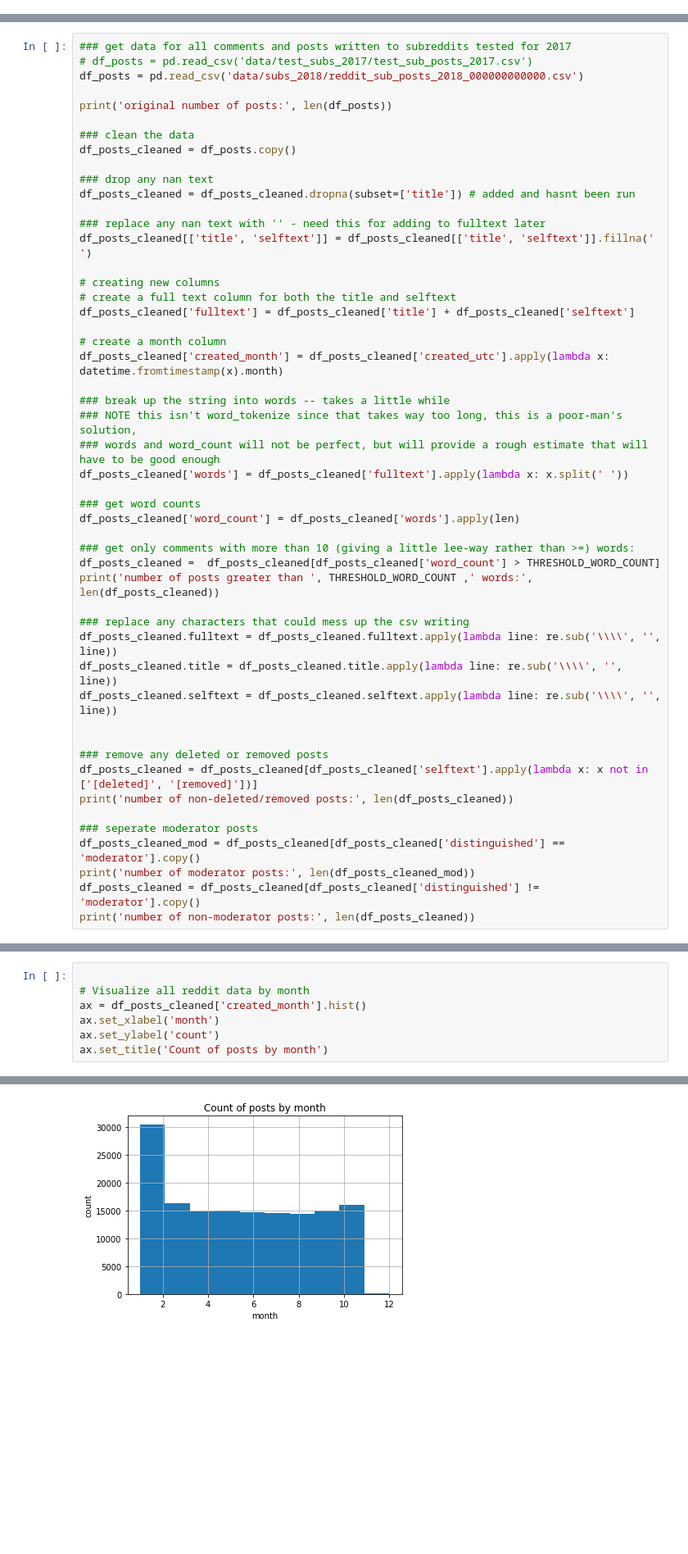
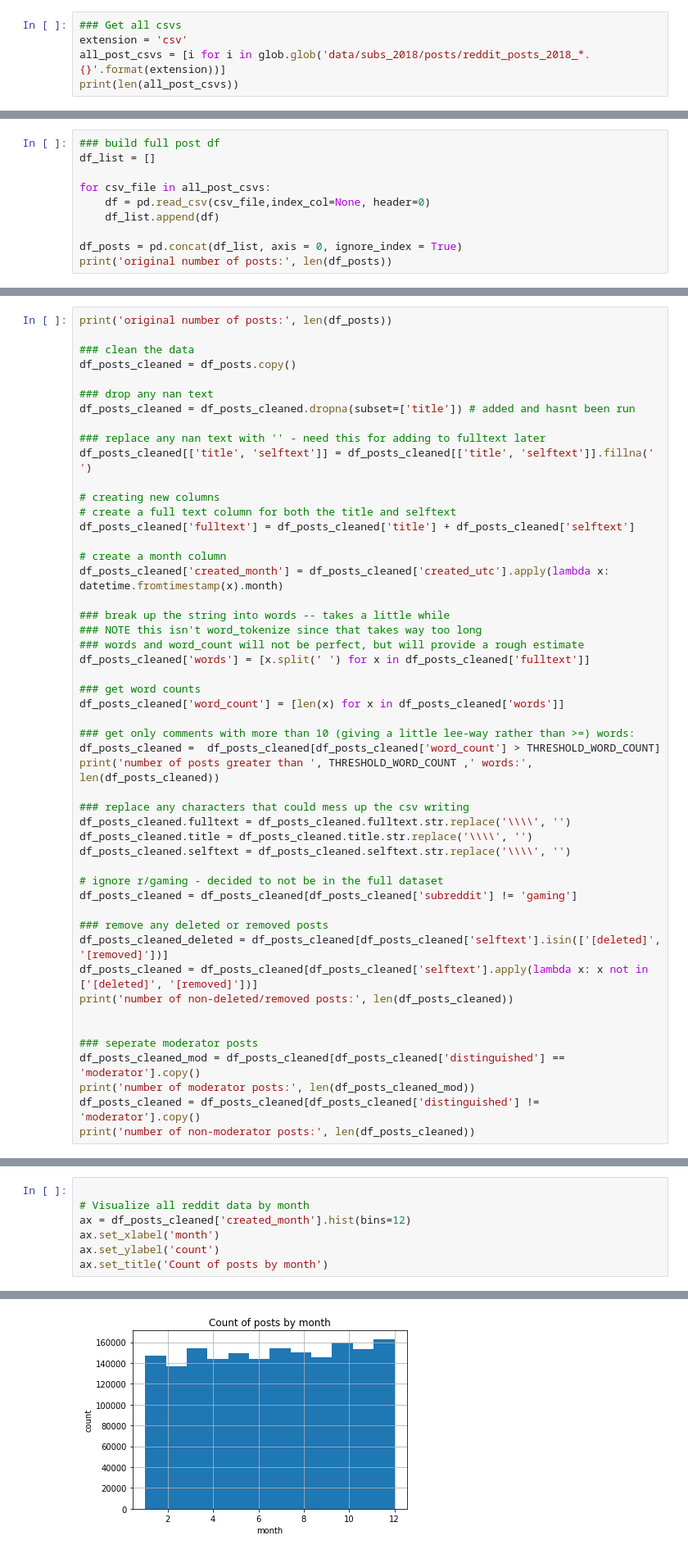
Before and after one commit to talaugust/rscience_language, a Jupyter notebook: Reddit/dataset_cleaning.ipynb, the cells around one changed output, grey strips where cells are left out. Shown: that part at 82% size. Cells and saved outputs as stored; diff of their text form; blank space fills up the shorter version.

```diff
--- a/Reddit/dataset_cleaning.ipynb
+++ b/Reddit/dataset_cleaning.ipynb
@@ -62,0 +46,5 @@ THRESHOLD_WORD_COUNT = 15
+# %%
+### Get all csvs
+extension = 'csv'
+all_post_csvs = [i for i in glob.glob('data/subs_2018/posts/reddit_posts_2018_*.{}'.format(extension))]
+print(len(all_post_csvs))
@@ -62,0 +53,10 @@ THRESHOLD_WORD_COUNT = 15
+# %%
+### build full post df
+df_list = []
+
+for csv_file in all_post_csvs:
+    df = pd.read_csv(csv_file,index_col=None, header=0)
+    df_list.append(df)
+
+df_posts = pd.concat(df_list, axis = 0, ignore_index = True)
+print('original number of posts:', len(df_posts))
@@ -63,8 +65,4 @@ THRESHOLD_WORD_COUNT = 15
 # %%
-### get data for all comments and posts written to subreddits tested for 2017
-# df_posts = pd.read_csv('data/test_subs_2017/test_sub_posts_2017.csv')
-df_posts = pd.read_csv('data/subs_2018/reddit_sub_posts_2018_000000000000.csv')
-
 print('original number of posts:', len(df_posts))
 
 ### clean the data
@@ -84,26 +82,30 @@ df_posts_cleaned['fulltext'] = df_posts_cleaned['title'] + df_posts_cleaned['sel
 df_posts_cleaned['created_month'] = df_posts_cleaned['created_utc'].apply(lambda x: datetime.fromtimestamp(x).month)
 
 ### break up the string into words -- takes a little while
-### NOTE this isn't word_tokenize since that takes way too long, this is a poor-man's solution,
-### words and word_count will not be perfect, but will provide a rough estimate that will have to be good enough
-df_posts_cleaned['words'] = df_posts_cleaned['fulltext'].apply(lambda x: x.split(' '))
+### NOTE this isn't word_tokenize since that takes way too long
+### words and word_count will not be perfect, but will provide a rough estimate
+df_posts_cleaned['words'] = [x.split(' ') for x in df_posts_cleaned['fulltext']]
 
 ### get word counts
-df_posts_cleaned['word_count'] = df_posts_cleaned['words'].apply(len)
+df_posts_cleaned['word_count'] = [len(x) for x in df_posts_cleaned['words']]
 
 ### get only comments with more than 10 (giving a little lee-way rather than >=) words:
 df_posts_cleaned =  df_posts_cleaned[df_posts_cleaned['word_count'] > THRESHOLD_WORD_COUNT]
 print('number of posts greater than ', THRESHOLD_WORD_COUNT ,' words:', len(df_posts_cleaned))
 
 ### replace any characters that could mess up the csv writing
-df_posts_cleaned.fulltext = df_posts_cleaned.fulltext.apply(lambda line: re.sub('\\\\', '', line))
-df_posts_cleaned.title = df_posts_cleaned.title.apply(lambda line: re.sub('\\\\', '', line))
-df_posts_cleaned.selftext = df_posts_cleaned.selftext.apply(lambda line: re.sub('\\\\', '', line))
+df_posts_cleaned.fulltext = df_posts_cleaned.fulltext.str.replace('\\\\', '')
+df_posts_cleaned.title = df_posts_cleaned.title.str.replace('\\\\', '')
+df_posts_cleaned.selftext = df_posts_cleaned.selftext.str.replace('\\\\', '')
 
+# ignore r/gaming - decided to not be in the full dataset
+df_posts_cleaned = df_posts_cleaned[df_posts_cleaned['subreddit'] != 'gaming']
 
 ### remove any deleted or removed posts
+df_posts_cleaned_deleted = df_posts_cleaned[df_posts_cleaned['selftext'].isin(['[deleted]', '[removed]'])]
 df_posts_cleaned = df_posts_cleaned[df_posts_cleaned['selftext'].apply(lambda x: x not in ['[deleted]', '[removed]'])]
 print('number of non-deleted/removed posts:', len(df_posts_cleaned))
+
 
 ### seperate moderator posts
 df_posts_cleaned_mod = df_posts_cleaned[df_posts_cleaned['distinguished'] == 'moderator'].copy()
@@ -119,13 +131,13 @@ number of non-moderator posts: 151309
 # %%
 
 # Visualize all reddit data by month
-ax = df_posts_cleaned['created_month'].hist()
+ax = df_posts_cleaned['created_month'].hist(bins=12)
 ax.set_xlabel('month')
 ax.set_ylabel('count')
 ax.set_title('Count of posts by month')
 # %% [output]
 Text(0.5, 1.0, 'Count of posts by month')
-[figure, old version]
+[figure, new version]
 # %%
 ### visualize counts for each subreddit by month
 def plot_multiple_hist(df, grouping, column, xlabels):
```
Also changed, not shown: parts of 50 cells of this notebook, 10 other files.
